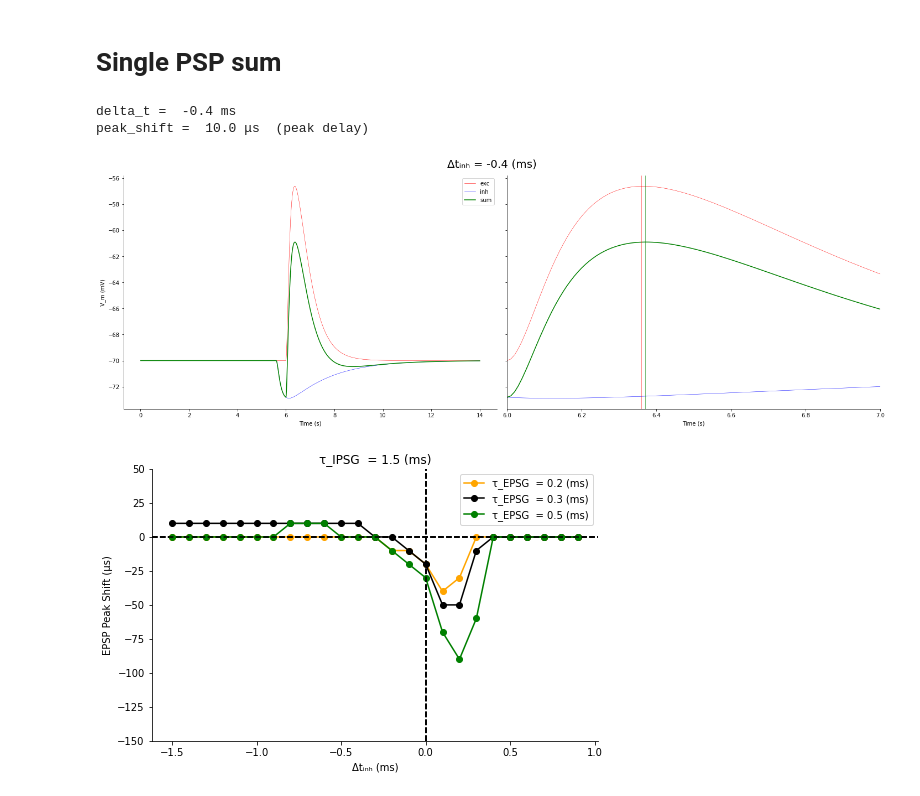
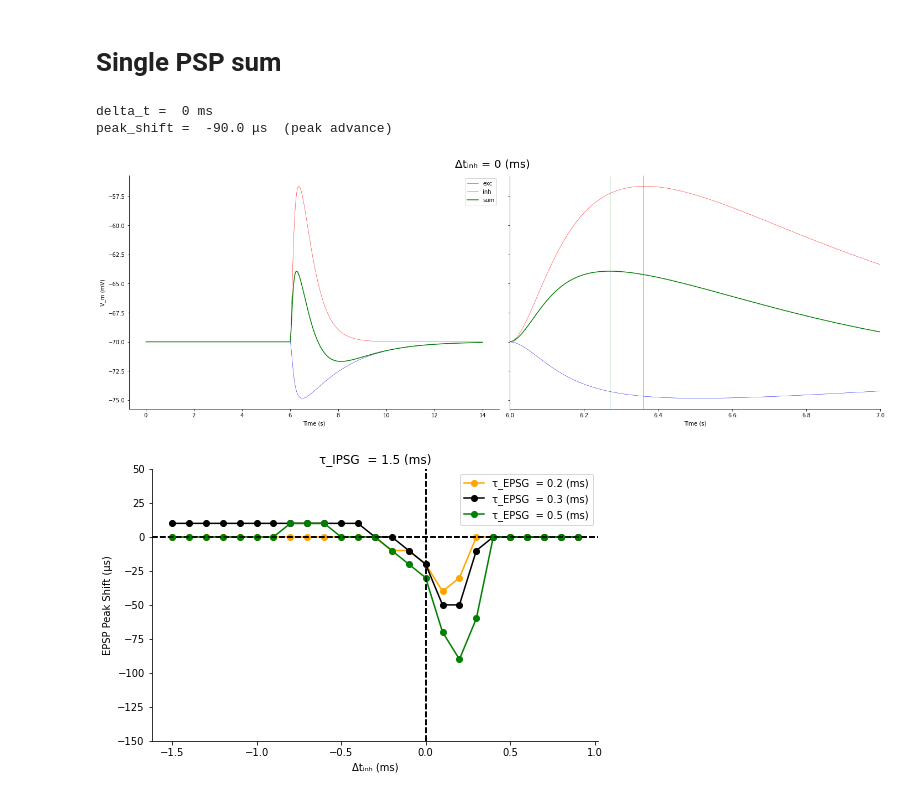
Before and after one commit to francescodesantis/solving_sound_loc, a Jupyter notebook: mso_myoga.ipynb, the cells around one changed output. Cells and saved outputs as stored; diff of their text form; code cells hidden in the pictures.

```diff
--- a/mso_myoga.ipynb
+++ b/mso_myoga.ipynb
@@ -63,11 +63,11 @@ def simulate_mso(delta_inh, taus, we, w_ratio, i_ext, tone, time_sim):
 tone = 100
 time_sim = 15
 lim = time_sim
-delta_inh = -0.4
+delta_inh = 0
 
 taus = np.zeros(4)
 taus[:] =  [0.2, 0.2, 0.5, 1.5] #default: [0.2, 2, 0.2, 2] #avgMyoga[x,x,0.3,1.5]  #bestMyoga[x,x,0.5,1]
-w_ratio = 1
+w_ratio = 2
 we = 4
 
 c_mso = 1
@@ -109,36 +109,36 @@ pot = m.get('events')
 t_both = pot['times'][max(range(len(pot['V_m'][np.where(pot['senders'] == mso[2])])), key=pot['V_m'][np.where(pot['senders'] == mso[2])].__getitem__)]
 t_exc = pot['times'][max(range(len(pot['V_m'][np.where(pot['senders'] == mso[0])])), key=pot['V_m'][np.where(pot['senders'] == mso[0])].__getitem__)]
 peak_shift = (t_both - t_exc)*1000
 peak_shift = round(peak_shift,4)
 if(peak_shift>0):
     msg = '(peak delay)'
 elif(peak_shift<0):
     msg = '(peak advance)'
 else:
     msg = '(no shift)'
 print('delta_t = ', delta_inh, 'ms')
 print('peak_shift = ', peak_shift, 'μs ', msg)
 
 fig, ax = plt.subplots(1,2, figsize=(20,7), sharey = True)
 for i in range(2):
     ax[i].plot(pot['times'][np.where(pot['senders'] == mso[0].get('global_id'))], pot['V_m'][np.where(pot['senders'] == mso[0].get('global_id'))], color = 'r', linewidth = 0.5, label = 'exc')
     ax[i].plot(pot['times'][np.where(pot['senders'] == mso[1].get('global_id'))], pot['V_m'][np.where(pot['senders'] == mso[1].get('global_id'))], color = 'b', linewidth = 0.5, label = 'inh')
     ax[i].plot(pot['times'][np.where(pot['senders'] == mso[2].get('global_id'))], pot['V_m'][np.where(pot['senders'] == mso[2].get('global_id'))], color = 'g', label = 'sum')
     ax[i].spines['top'].set_visible(False)
     ax[i].spines['right'].set_visible(False)
     ax[i].set_xlabel('Time (s)')
 
 ax[0].legend()
 ax[0].set_ylabel('V_m (mV)')
 ax[1].set_xlim([6,7])
 ax[1].axvline(t_both, color = 'g', linewidth = 0.5)
 ax[1].axvline(t_exc, color = 'r', linewidth = 0.5)
 fig.suptitle(unicodeit.replace('Δt_{inh} = {}').format(delta_inh) +  ' (ms)', size = 20)
 fig.tight_layout()
 # %% [output]
-delta_t =  -0.4 ms
-peak_shift =  10.0 μs  (peak delay)
+delta_t =  0 ms
+peak_shift =  -90.0 μs  (peak advance)
-[figure, old version]
+[figure, new version]
 # %%
 delta_inh_array = np.arange(-1.5,1,0.1)
 peak_shift_array = np.zeros((3, len(delta_inh_array)))
```
Also changed, not shown: 2 other files.
